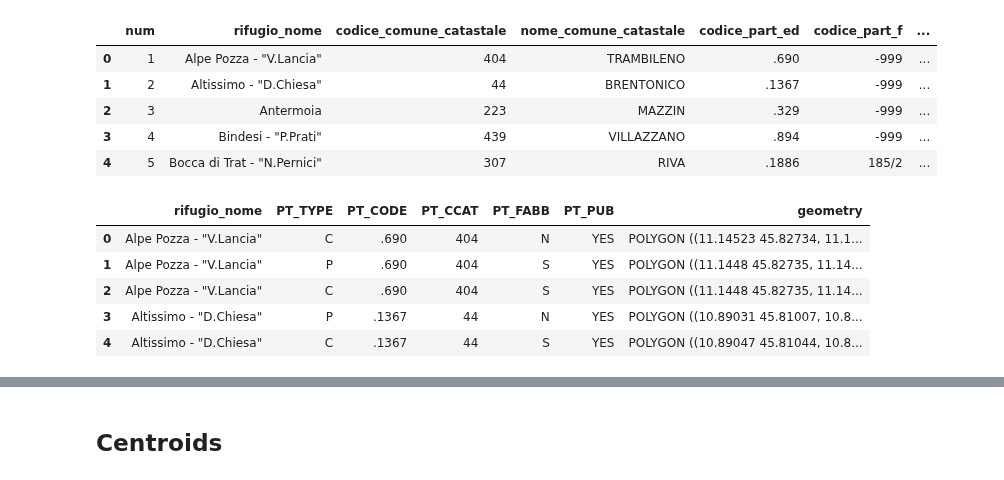
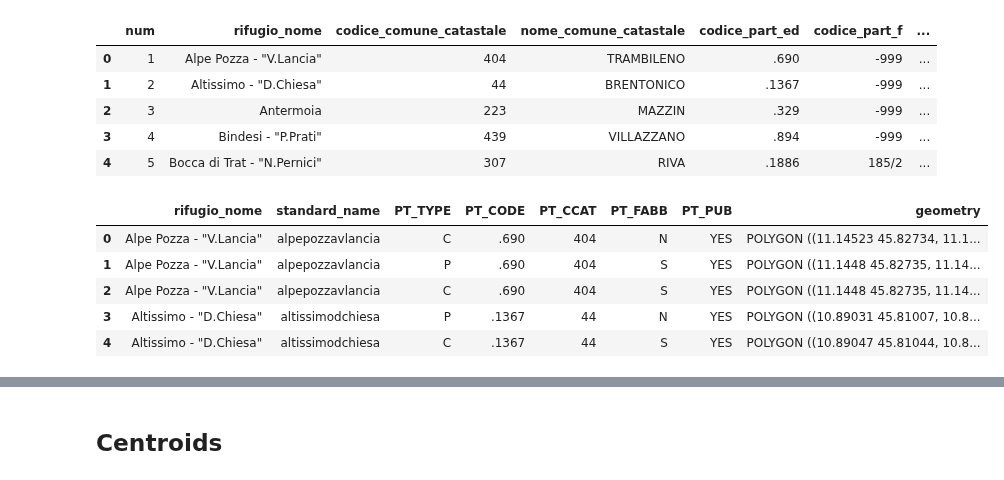
Before and after one commit to dclfbk/alpinehutsustainability, a Jupyter notebook: code/huts_download.ipynb, the cells around one changed output, grey strips where cells are left out. Drawn from its saved outputs; the diff is of its cells as text; code cells hidden in the pictures.

```diff
--- a/code/huts_download.ipynb
+++ b/code/huts_download.ipynb
@@ -104,5 +90,5 @@ polygons_gdf.to_file("../data/huts_parcels_downloaded.geojson")
 # %%
-polygons_gdf = gpd.read_file('../data/huts_parcels_downloaded.geojson')
+polygons_gdf = gpd.read_file('../data/huts/huts_parcels_downloaded.geojson')
 polygons_gdf.head(5)
 # %% [output]
 |  | PT_TYPE | PT_CODE | PT_CCAT | PT_FABB | PT_PUB | geometry |
@@ -113,7 +99,7 @@ polygons_gdf.head(5)
 | 4 | C | .1367 | 44 | S | YES | POLYGON ((10.89047 45.81044, 10.8... |
 # %%
 # Hut names in the cadastral data
-cadastre_huts_df = pd.read_csv('../data/catasto_rifugi.csv')
+cadastre_huts_df = pd.read_csv('../data/huts/catasto_rifugi.csv')
 cadastre_huts_df.head(5)
 # %% [output]
 |  | num | rifugio_nome | codice_comune_catastale | nome_comune_catastale | codice_part_ed | codice_part_f | ... |
@@ -123,22 +109,30 @@ cadastre_huts_df.head(5)
 | 3 | 4 | Bindesi - "P.Prati" | 439 | VILLAZZANO | .894 | -999 | ... |
 | 4 | 5 | Bocca di Trat - "N.Pernici" | 307 | RIVA | .1886 | 185/2 | ... |
 # %%
-# Add names to each parcel using a merge with the .csv
+# Add names to each parcel using a merge with the .csv based on the 'PT_CODE'/codice_part_ed field
 polygons_gdf = polygons_gdf.merge(cadastre_huts_df[['codice_part_ed', 'rifugio_nome']],
                                   left_on='PT_CODE', right_on='codice_part_ed', how='left')
 polygons_gdf = polygons_gdf.drop(columns=['codice_part_ed'])
 
-# Reorder columns to move 'rifugio_nome' to the first position
+# Create standardized names column
+polygons_gdf['standard_name'] = polygons_gdf['rifugio_nome'].apply(standardize_name)
+
+# Reorder columns
 cols = list(polygons_gdf.columns)
-cols.remove('rifugio_nome')
-cols.insert(0, 'rifugio_nome')
+cols_to_move = ['rifugio_nome', 'standard_name']
+# remove from the list the columns to move
+for col in cols_to_move:
+    cols.remove(col)
+# add the columns to move at the beginning
+cols = cols_to_move + cols
+# reorder the GeoDataFrame
 polygons_gdf = polygons_gdf[cols]
 
 polygons_gdf.head(5)
 # %% [output]
-|  | rifugio_nome | PT_TYPE | PT_CODE | PT_CCAT | PT_FABB | PT_PUB | geometry |
-| 0 | Alpe Pozza - "V.Lancia" | C | .690 | 404 | N | YES | POLYGON ((11.14523 45.82734, 11.1... |
-| 1 | Alpe Pozza - "V.Lancia" | P | .690 | 404 | S | YES | POLYGON ((11.1448 45.82735, 11.14... |
-| 2 | Alpe Pozza - "V.Lancia" | C | .690 | 404 | S | YES | POLYGON ((11.1448 45.82735, 11.14... |
-| 3 | Altissimo - "D.Chiesa" | P | .1367 | 44 | N | YES | POLYGON ((10.89031 45.81007, 10.8... |
-| 4 | Altissimo - "D.Chiesa" | C | .1367 | 44 | S | YES | POLYGON ((10.89047 45.81044, 10.8... |
+|  | rifugio_nome | standard_name | PT_TYPE | PT_CODE | PT_CCAT | PT_FABB | PT_PUB | geometry |
+| 0 | Alpe Pozza - "V.Lancia" | alpepozzavlancia | C | .690 | 404 | N | YES | POLYGON ((11.14523 45.82734, 11.1... |
+| 1 | Alpe Pozza - "V.Lancia" | alpepozzavlancia | P | .690 | 404 | S | YES | POLYGON ((11.1448 45.82735, 11.14... |
+| 2 | Alpe Pozza - "V.Lancia" | alpepozzavlancia | C | .690 | 404 | S | YES | POLYGON ((11.1448 45.82735, 11.14... |
+| 3 | Altissimo - "D.Chiesa" | altissimodchiesa | P | .1367 | 44 | N | YES | POLYGON ((10.89031 45.81007, 10.8... |
+| 4 | Altissimo - "D.Chiesa" | altissimodchiesa | C | .1367 | 44 | S | YES | POLYGON ((10.89047 45.81044, 10.8... |
```
Also changed, not shown: parts of 43 cells of this notebook, 12 other files.
